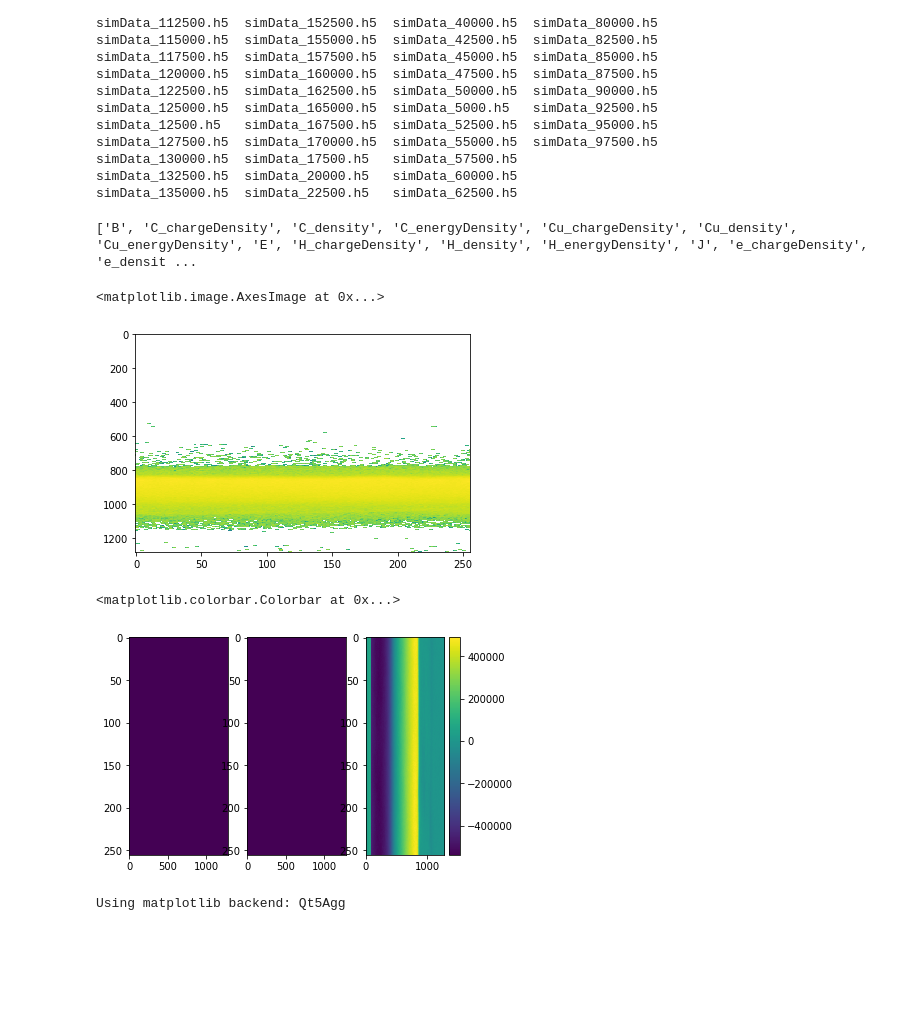
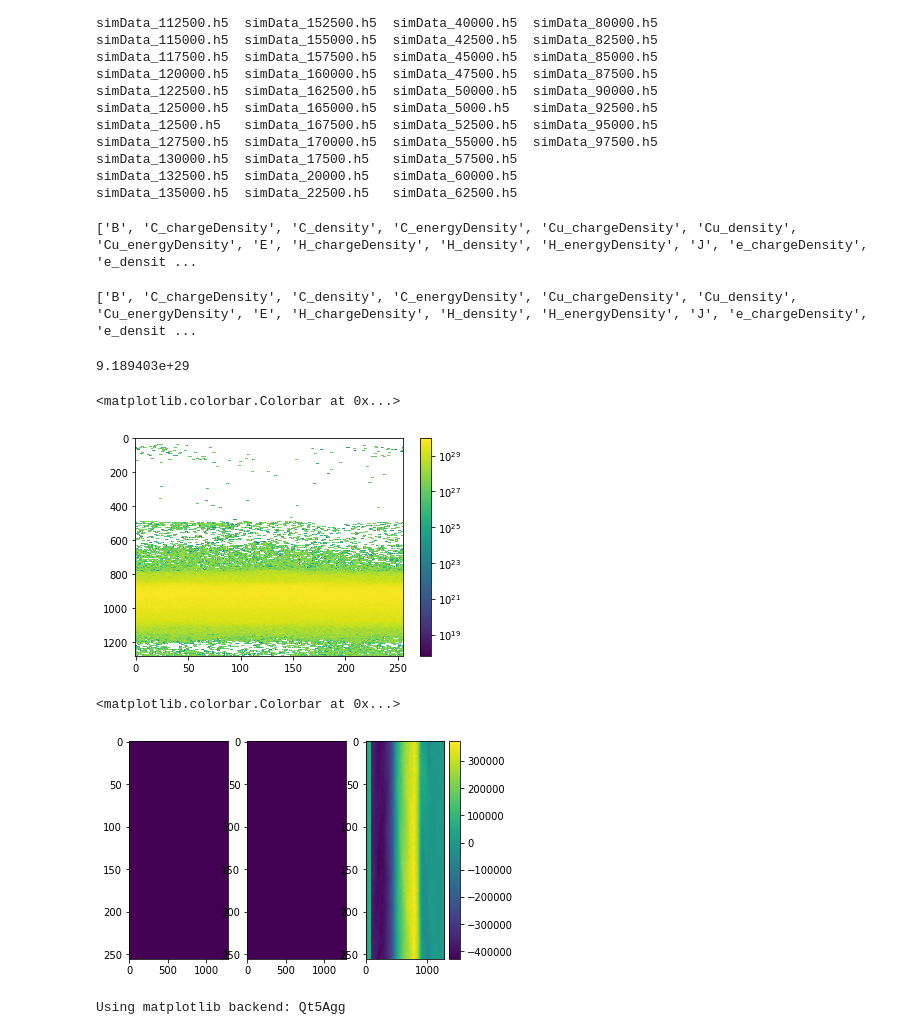
Before and after one commit to pordyna/fdrot, a Jupyter notebook: openPMD_example_data_load.ipynb, the cells around one changed output. Drawn from its saved outputs; the diff is of its cells as text; code cells hidden in the pictures; blank space fills up the shorter version.

```diff
--- a/openPMD_example_data_load.ipynb
+++ b/openPMD_example_data_load.ipynb
@@ -33,9 +33,13 @@ simData_130000.h5  simData_17500.h5   simData_57500.h5
 simData_132500.h5  simData_20000.h5   simData_60000.h5
 simData_135000.h5  simData_22500.h5   simData_62500.h5
 # %%
-step = '32500'
+step = '40000'
 # %%
 f = h5py.File(phad + 'simData_'+step+'.h5')
+# %%
+print(list(f['/data/40000/fields']))
+# %% [output]
+['B', 'C_chargeDensity', 'C_density', 'C_energyDensity', 'Cu_chargeDensity', 'Cu_density', 'Cu_energyDensity', 'E', 'H_chargeDensity', 'H_density', 'H_energyDensity', 'J', 'e_chargeDensity', 'e_densit ...
 # %%
 print(list(f['/data/'+step+'/fields']))
 # %% [output]
@@ -44,11 +48,17 @@ print(list(f['/data/'+step+'/fields']))
 n_e_h5py = f['/data/'+step+'/fields/e_density']
 # %%
 n_e = n_e_h5py.value * n_e_h5py.attrs['unitSI']
+# %%
+np.max(n_e)
+# %% [output]
+9.189403e+29
 # %%
-plt.imshow(n_e, norm = LogNorm(), aspect='auto')
+fig1, axis1 = plt.subplots(1)
+plt.imshow(n_e, norm=LogNorm(), aspect='auto')
+fig1.colorbar(axis1.images[0])
 # %% [output]
-<matplotlib.image.AxesImage at 0x...>
+<matplotlib.colorbar.Colorbar at 0x...>
-[figure, old version]
+[figure, new version]
 # %%
 B_x_h5py = f['data/'+step+'/fields/B/x']
 B_y_h5py = f['data/'+step+'/fields/B/y']
@@ -65,7 +75,7 @@ axis[2].imshow(B_z.T, aspect='auto')
 fig.colorbar(axis[2].images[0])
 # %% [output]
 <matplotlib.colorbar.Colorbar at 0x...>
-[figure, old version]
+[figure, new version]
 # %%
 path = '../Faraday_Rotation/test_samples/'
 # %%
```
Also changed, not shown: parts of 3 cells of this notebook, 3 other files.
